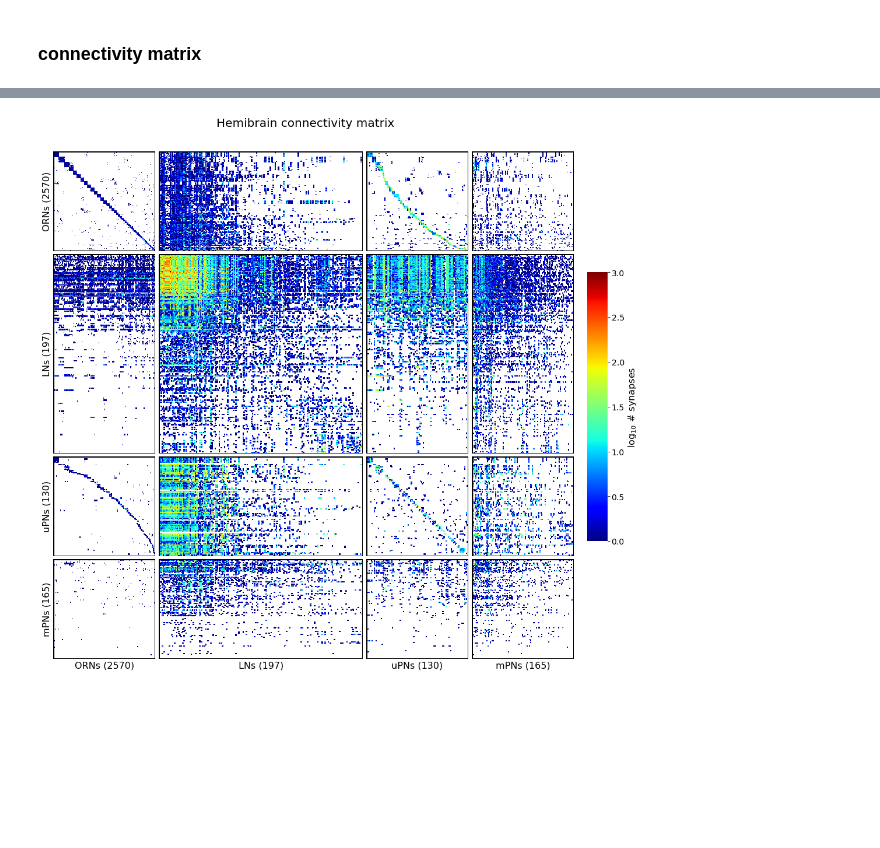
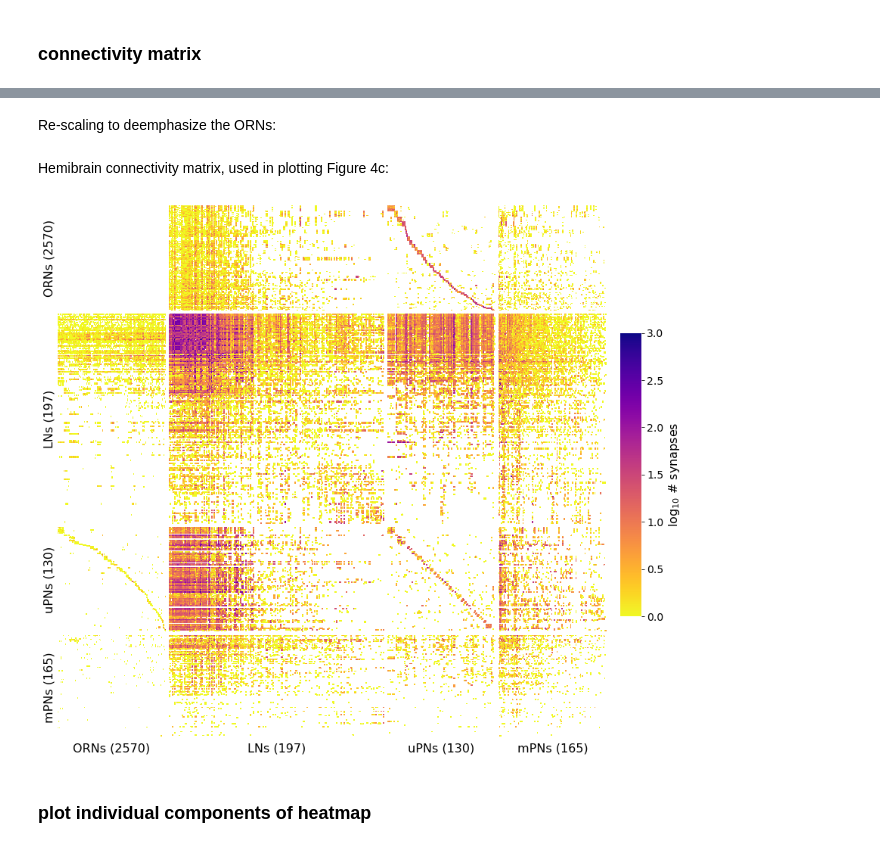
Before and after one commit to dlavrent/ALVariability, a Jupyter notebook: connectomics/get_AL_neurons_v1.2.ipynb, the cells around one changed output, grey strips where cells are left out. Cells and saved outputs as stored; diff of their text form; code cells hidden in the pictures; blank space fills up the shorter version.

```diff
--- a/connectomics/get_AL_neurons_v1.2.ipynb
+++ b/connectomics/get_AL_neurons_v1.2.ipynb
@@ -61,4 +67,4 @@ if not os.path.exists(out_dir):
 # %%
-schlegel_orn_df = pd.read_csv(os.path.join(project_dir, 'datasets/Schlegel2020/S3_hemibrain_ALRN_meta.csv'))
-schlegel_ln_df = pd.read_csv(os.path.join(project_dir, 'datasets/Schlegel2020/S4_hemibrain_ALLN_meta.csv'))
-schlegel_pn_df = pd.read_csv(os.path.join(project_dir, 'datasets/Schlegel2020/S5_hemibrain_ALPN_meta.csv'))
+schlegel_orn_df = pd.read_csv(os.path.join(project_dir, 'datasets/SchlegelBates2020/S3_hemibrain_ALRN_meta.csv'))
+schlegel_ln_df = pd.read_csv(os.path.join(project_dir, 'datasets/SchlegelBates2020/S4_hemibrain_ALLN_meta.csv'))
+schlegel_pn_df = pd.read_csv(os.path.join(project_dir, 'datasets/SchlegelBates2020/S5_hemibrain_ALPN_meta.csv'))
@@ -459,3 +470,5 @@ plt.show()
+# %% [markdown]
+Re-scaling to deemphasize the ORNs:
 # %%
 from utils.plot_utils import plot_scaled_hmap
 # %%
@@ -463,3 +476,7 @@ final_orn_order = df_neur_ids[df_neur_ids.altype == 'ORN'].bodyId.values
 final_ln_order = df_neur_ids[df_neur_ids.altype == 'LN'].bodyId.values
 final_upn_order = df_neur_ids[df_neur_ids.altype == 'uPN'].bodyId.values
 final_mpn_order = df_neur_ids[df_neur_ids.altype == 'mPN'].bodyId.values
+# %%
+MASTER_PLOT_DIR = '../figures/main_text_figure/'
+if not os.path.exists(MASTER_PLOT_DIR):
+    os.makedirs(MASTER_PLOT_DIR)
@@ -466,10 +540,18 @@ final_mpn_order = df_neur_ids[df_neur_ids.altype == 'mPN'].bodyId.values
+# %% [markdown]
+Hemibrain connectivity matrix, used in plotting Figure 4c:
 # %%
-fig = plt.figure(figsize=(16,16))
+saveplot=0
+fig = plt.figure(figsize=(13,13))
 plot_scaled_hmap(fig=fig,
                  conmat = AL_block,
                  neur_sets = [final_orn_order, final_ln_order, final_upn_order, final_mpn_order],
                  neur_set_names = ['ORN', 'LN', 'uPN', 'mPN'],
-                 cmap='magma')
+                 cmap='plasma_r')
+if saveplot:
+    plt.savefig(os.path.join(MASTER_PLOT_DIR, 'hemibrain_connectivity_matrix_nolines.png'), dpi=1000)
+    plt.savefig(os.path.join(MASTER_PLOT_DIR, 'hemibrain_connectivity_matrix_nolines.pdf'))
 plt.show()
 # %% [output]
-[figure, old version]
+[figure, new version]
+# %% [markdown]
+### plot individual components of heatmap
```
Also changed, not shown: parts of 14 cells of this notebook.
